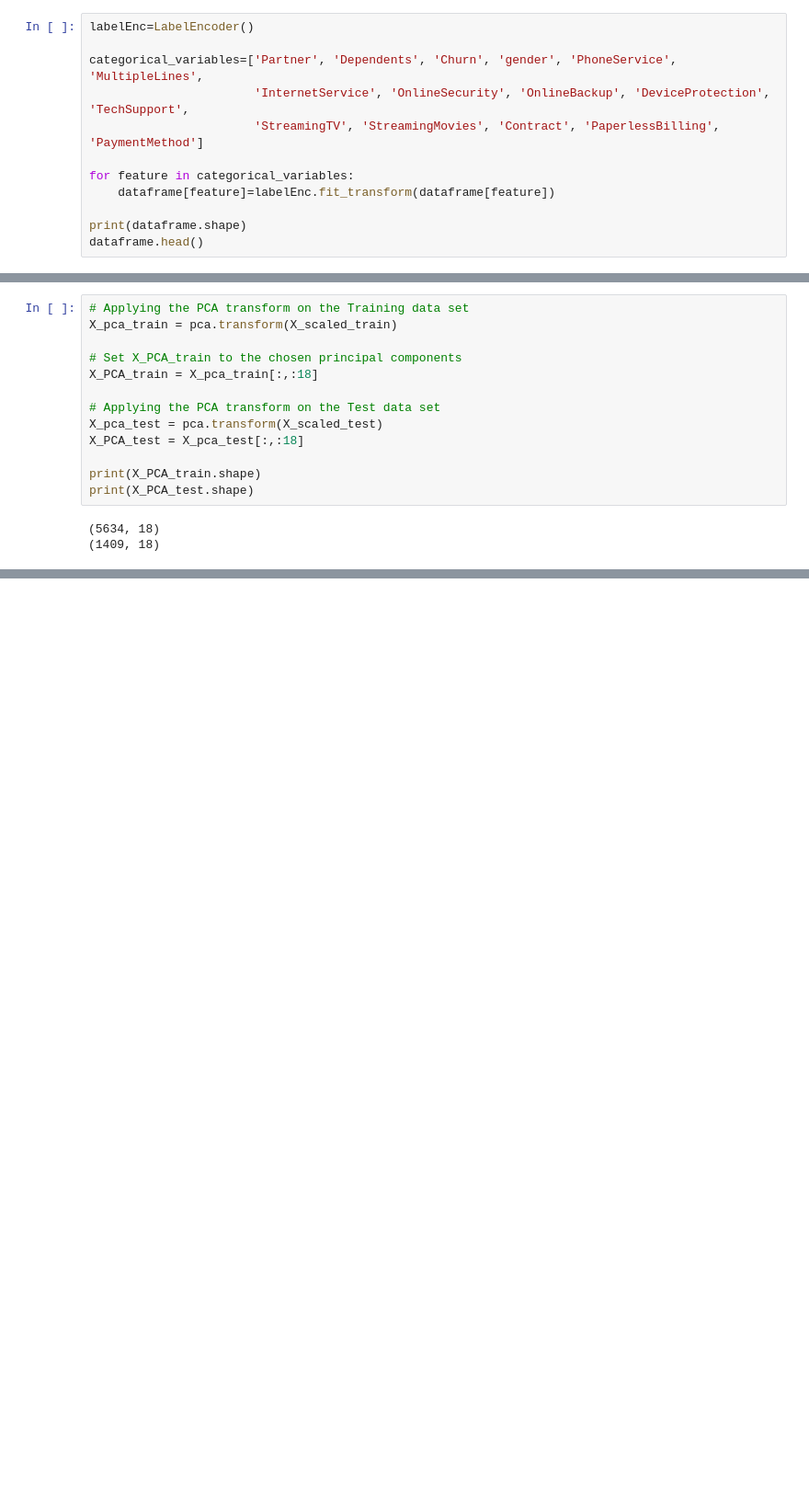
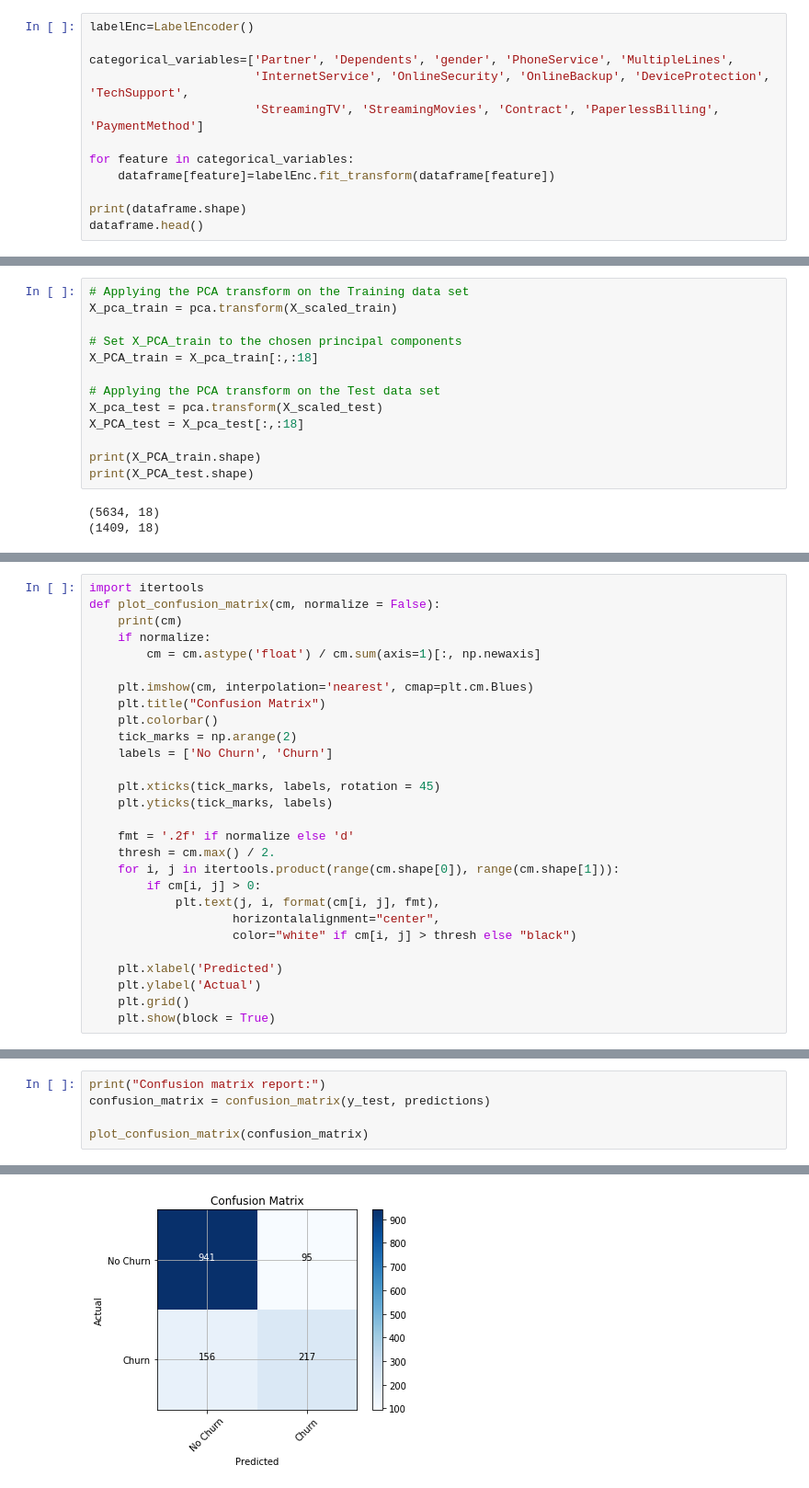
Before and after one commit to vipulpopat/MSCAI_CE4021_Project, a Jupyter notebook: Etivity_18195067.ipynb, the cells around one changed output, grey strips where cells are left out. Shown at 92% size. Drawn from its saved outputs; the diff is of its cells as text; blank space fills up the shorter version.

```diff
--- a/Etivity_18195067.ipynb
+++ b/Etivity_18195067.ipynb
@@ -332,7 +348,7 @@ Reference: https://scikit-learn.org/stable/modules/generated/sklearn.preprocessi
 # %%
 labelEnc=LabelEncoder()
 
-categorical_variables=['Partner', 'Dependents', 'Churn', 'gender', 'PhoneService', 'MultipleLines',
+categorical_variables=['Partner', 'Dependents', 'gender', 'PhoneService', 'MultipleLines',
                        'InternetService', 'OnlineSecurity', 'OnlineBackup', 'DeviceProtection', 'TechSupport',
                        'StreamingTV', 'StreamingMovies', 'Contract', 'PaperlessBilling', 'PaymentMethod']
 
@@ -722,0 +729,28 @@ Wall time: 373 ms
+# %%
+import itertools
+def plot_confusion_matrix(cm, normalize = False):
+    print(cm)
+    if normalize:
+        cm = cm.astype('float') / cm.sum(axis=1)[:, np.newaxis]
+
+    plt.imshow(cm, interpolation='nearest', cmap=plt.cm.Blues)
+    plt.title("Confusion Matrix")
+    plt.colorbar()
+    tick_marks = np.arange(2)
+    labels = ['No Churn', 'Churn']
+
+    plt.xticks(tick_marks, labels, rotation = 45)
+    plt.yticks(tick_marks, labels)
+
+    fmt = '.2f' if normalize else 'd'
+    thresh = cm.max() / 2.
+    for i, j in itertools.product(range(cm.shape[0]), range(cm.shape[1])):
+        if cm[i, j] > 0:
+            plt.text(j, i, format(cm[i, j], fmt),
+                    horizontalalignment="center",
+                    color="white" if cm[i, j] > thresh else "black")
+
+    plt.xlabel('Predicted')
+    plt.ylabel('Actual')
+    plt.grid()
+    plt.show(block = True)
@@ -722,0 +766,6 @@ Wall time: 373 ms
+# %%
+print("Confusion matrix report:")
+confusion_matrix = confusion_matrix(y_test, predictions)
+
+plot_confusion_matrix(confusion_matrix)
+# %% [output]
@@ -722,0 +775 @@ Wall time: 373 ms
+[figure, added]
```
Also changed, not shown: parts of 33 cells of this notebook.
